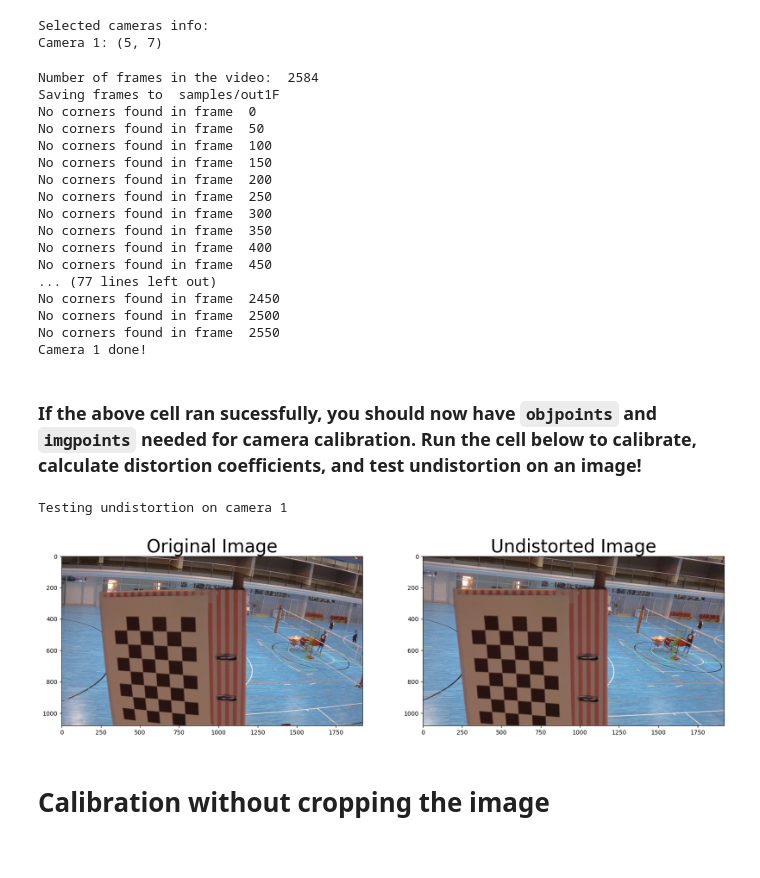
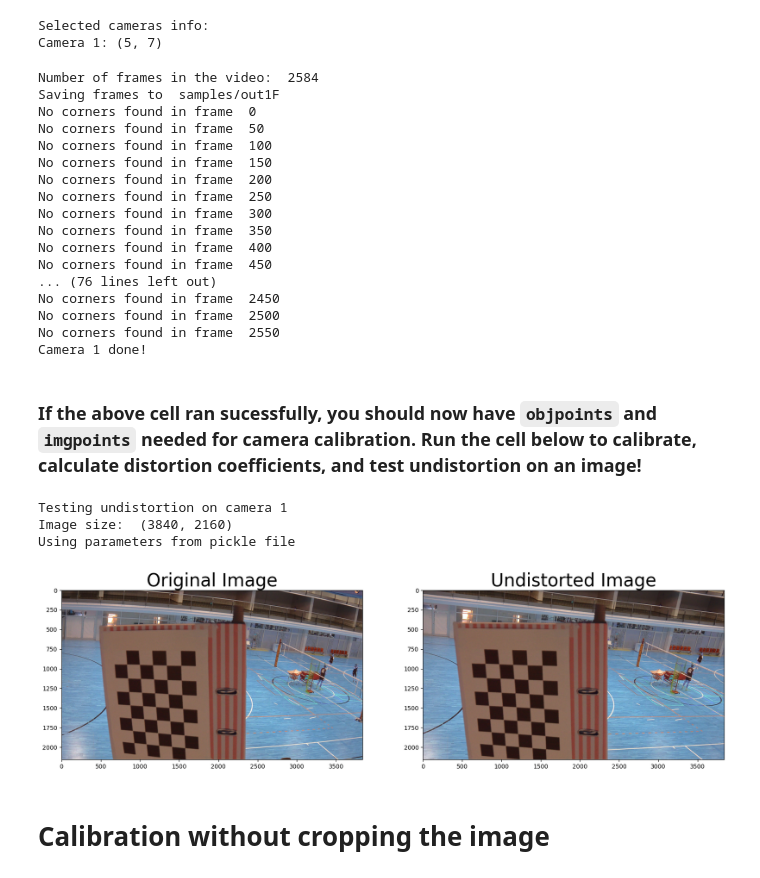
Before and after one commit to Elia-Tomaselli/CV-CameraCalibration, a Jupyter notebook: SMART-VIDEO_camera_calibration.ipynb, the cells around one changed output. Cells and saved outputs as stored; diff of their text form; code cells hidden in the pictures.

Commit message:
parameter fix

```diff
--- a/SMART-VIDEO_camera_calibration.ipynb
+++ b/SMART-VIDEO_camera_calibration.ipynb
@@ -70,7 +70,7 @@ for camera in cameras_info:
     frame_skip = 15
 
     frame_count = 0
-    new_resolution = (1920, 1080)
+
 
     # Termination criteria for the iterative algorithm
     termination_criteria = (cv2.TERM_CRITERIA_EPS +
@@ -101,7 +101,7 @@ for camera in cameras_info:
         if frame_count % frame_skip == 0:
             # Resize the frame to the new_resolution
             real_img = img
-            img = cv2.resize(img, new_resolution)
+
             gray = cv2.cvtColor(img, cv2.COLOR_BGR2GRAY)
 
             # Find the chessboard corners
@@ -111,8 +111,8 @@ for camera in cameras_info:
             # If found, add object points, image points, and save frames for each quadrant
             if found_corners:
                 # Determine which quadrant the chessboard is in
-                width_half = new_resolution[0] // 2
-                height_half = new_resolution[1] // 2
+                width_half = int(img.shape[1] / 2)
+                height_half = int(img.shape[0] / 2)
                 quadrant = 0  # 0: Top-left, 1: Top-right, 2: Bottom-left, 3: Bottom-right
 
                 if corners[0][0][0] < width_half:
@@ -132,8 +132,8 @@ for camera in cameras_info:
                     frame_filename = os.path.join(output_dir, f"quadrant_{quadrant}_frame_{quadrant_frame_count[quadrant]}.jpg")
                     cv2.imwrite(frame_filename, img)
                     #save also the real image
-                    frame_filename = os.path.join(output_dir, f"quadrant_{quadrant}_frame_{quadrant_frame_count[quadrant]}_real.jpg")
-                    cv2.imwrite(frame_filename, real_img)
+                    # frame_filename = os.path.join(output_dir, f"quadrant_{quadrant}_frame_{quadrant_frame_count[quadrant]}_real.jpg")
+                    # cv2.imwrite(frame_filename, real_img)
                     quadrant_frame_count[quadrant] += 1
                     camera.objpoints.append(objp)  # 3D point in real-world space
                     camera.imgpoints.append(corners)
@@ -173,7 +173,7 @@ No corners found in frame  300
 No corners found in frame  350
 No corners found in frame  400
 No corners found in frame  450
-... (77 lines left out)
+... (76 lines left out)
 No corners found in frame  2450
 No corners found in frame  2500
 No corners found in frame  2550
@@ -181,47 +181,62 @@ Camera 1 done!
 # %% [markdown]
 ### If the above cell ran sucessfully, you should now have `objpoints` and `imgpoints` needed for camera calibration.  Run the cell below to calibrate, calculate distortion coefficients, and test undistortion on an image!
 # %%
-
 for camera in cameras_info:
     # Test undistortion on an image
     print("Testing undistortion on camera", camera.camera_number)
     img = cv2.imread('samples/' + 'out' + str(camera.camera_number) + 'F' + '/quadrant_0_frame_0.jpg')
     if img is None:
         print("Image not found")
         exit()
-    img_size = (img.shape[1], img.shape[0])
+    img_size = (img.shape[1], img.shape[0]) # returns (width, height)
+    print("Image size: ", img_size)
 
-    # Do camera calibration given object points and image points
-    ret, mtx, dist, rvecs, tvecs = cv2.calibrateCamera(camera.objpoints, camera.imgpoints, img_size,None,None)
+    # Check if the parameters exist in the pickle file
+    pickle_file = "output/parameters_" + 'out' + str(camera.camera_number) + 'F' + ".p"
+    if os.path.exists(pickle_file):
+        # Load the parameters from the pickle file
+        dist_pickle = pickle.load(open(pickle_file, "rb"))
+        mtx = dist_pickle["mtx"]
+        dist = dist_pickle["dist"]
+        print("Using parameters from pickle file")
+    else:
+        # If the parameters don't exist and objpoints and imgpoints doesn't exist, exit
+        if len(camera.objpoints) == 0 or len(camera.imgpoints) == 0:
+            print("No parameters found, SCAN THE CHESSBOARDS FIRST!")
+            exit()
 
-    #new camera matrix
-    #new_mtx = cv2.getOptimalNewCameraMatrix(mtx, dist, img_size, 1, img_size)
+        # Do camera calibration given object points and image points
+        ret, mtx, dist, rvecs, tvecs = cv2.calibrateCamera(camera.objpoints, camera.imgpoints, img_size, None, None)
+        print("Calibrating camera")
 
+        # Save the camera calibration result for later use
+        dist_pickle = {}
+        dist_pickle["mtx"] = mtx
+        dist_pickle["dist"] = dist
+        pickle.dump(dist_pickle, open(pickle_file, "wb"))
+        print("Saving parameters to pickle file")
+
+    # Undistort the image
     dst = cv2.undistort(img, mtx, dist, None, mtx)
-    cv2.imwrite('output/undistorted_' + 'out' + str(camera.camera_number) + 'F' +'.jpg',dst)
+    cv2.imwrite('output/undistorted_' + 'out' + str(camera.camera_number) + 'F' + '.jpg', dst)
 
-    # Save the camera calibration result for later use (we won't worry about rvecs / tvecs)
-    dist_pickle = {}
-    dist_pickle["mtx"] = mtx
-    dist_pickle["dist"] = dist
-    pickle.dump( dist_pickle, open( "output/parameters_" + 'out' + str(camera.camera_number) + 'F' + ".p", "wb" ) )
     # Append to a txt file the parameters
     with open('output/parameters.txt', 'a') as f:
-        f.write("Camera " + str(camera.camera_number) + "\n" + "\n" )
+        f.write("Camera " + str(camera.camera_number) + "\n" + "\n")
         f.write("mtx: " + str(mtx) + "\n")
         f.write("dist: " + str(dist) + "\n")
-    # print("mtx: " + str(mtx) + "\n")
-    # print("dist: " + str(dist) + "\n")
 
     # Visualize undistortion
-    f, (ax1, ax2) = plt.subplots(1, 2, figsize=(20,10))
+    f, (ax1, ax2) = plt.subplots(1, 2, figsize=(20, 10))
     ax1.imshow(img)
     ax1.set_title('Original Image', fontsize=30)
     ax2.imshow(dst)
     ax2.set_title('Undistorted Image', fontsize=30)
 # %% [output]
 Testing undistortion on camera 1
+Image size:  (3840, 2160)
+Using parameters from pickle file
-[figure, old version]
+[figure, new version]
 # %% [markdown]
 # Calibration without cropping the image
 # %%
```
Also changed, not shown: parts of 2 cells of this notebook, 3 other files.
